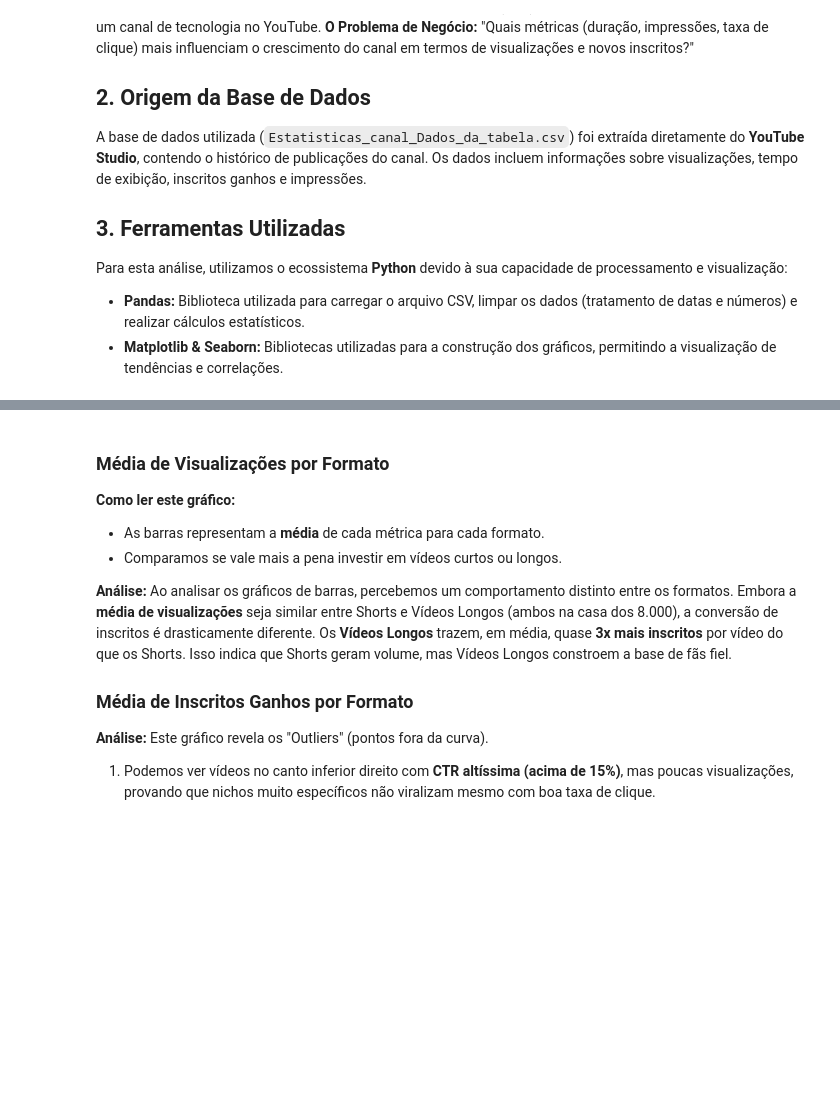
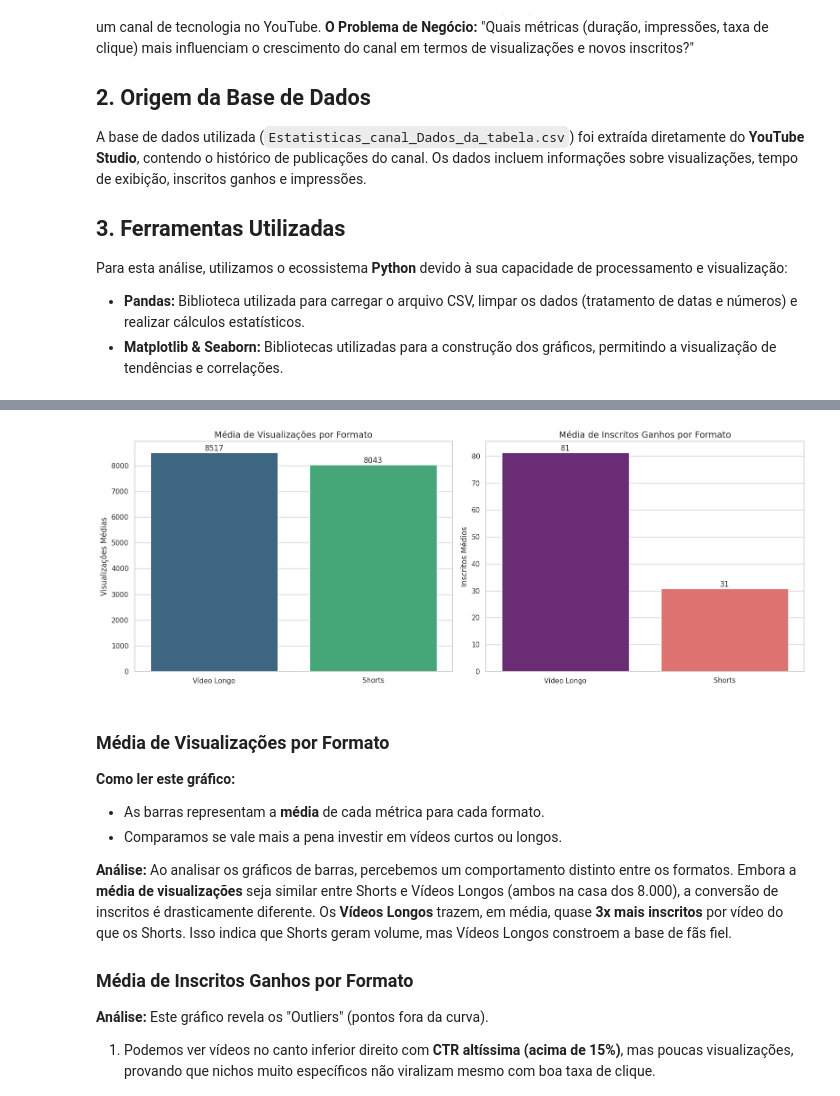
Before and after one commit to welson-rodrigues/Trabalho-final-Analise-de-Dados, a Jupyter notebook: analise_exploratoria.ipynb, the cells around one changed output, grey strips where cells are left out. Drawn from its saved outputs; the diff is of its cells as text; code cells hidden in the pictures; blank space fills up the shorter version.

```diff
--- a/analise_exploratoria.ipynb
+++ b/analise_exploratoria.ipynb
@@ -23,3 +125,32 @@ Para esta análise, utilizamos o ecossistema **Python** devido à sua capacidade
+# %%
+fig, axes = plt.subplots(1, 2, figsize=(16, 6))
+
+# Gráfico da Esquerda: Visualizações
+# Correção: Adicionei hue='Categoria' e legend=False
+sns.barplot(data=df, x='Categoria', y='Visualizações', hue='Categoria', legend=False, estimator='mean', errorbar=None, ax=axes[0], palette='viridis')
+axes[0].set_title('Média de Visualizações por Formato', fontsize=14)
+axes[0].set_ylabel('Visualizações Médias')
+axes[0].set_xlabel('')
+
+# Adicionando rótulos nas barras (Visualizações)
+for container in axes[0].containers:
+    axes[0].bar_label(container, fmt='%.0f')
+
+# Gráfico da Direita: Inscritos
+# Correção: Adicionei hue='Categoria' e legend=False
+sns.barplot(data=df, x='Categoria', y='Inscritos', hue='Categoria', legend=False, estimator='mean', errorbar=None, ax=axes[1], palette='magma')
+axes[1].set_title('Média de Inscritos Ganhos por Formato', fontsize=14)
+axes[1].set_ylabel('Inscritos Médios')
+axes[1].set_xlabel('')
+
+# Adicionando rótulos nas barras (Inscritos)
+for container in axes[1].containers:
+    axes[1].bar_label(container, fmt='%.0f')
+
+plt.tight_layout()
+plt.show()
+# %% [output]
+[figure, added]
 # %% [markdown]
 ### Média de Visualizações por Formato
 
```
Also changed, not shown: parts of 5 cells of this notebook.
